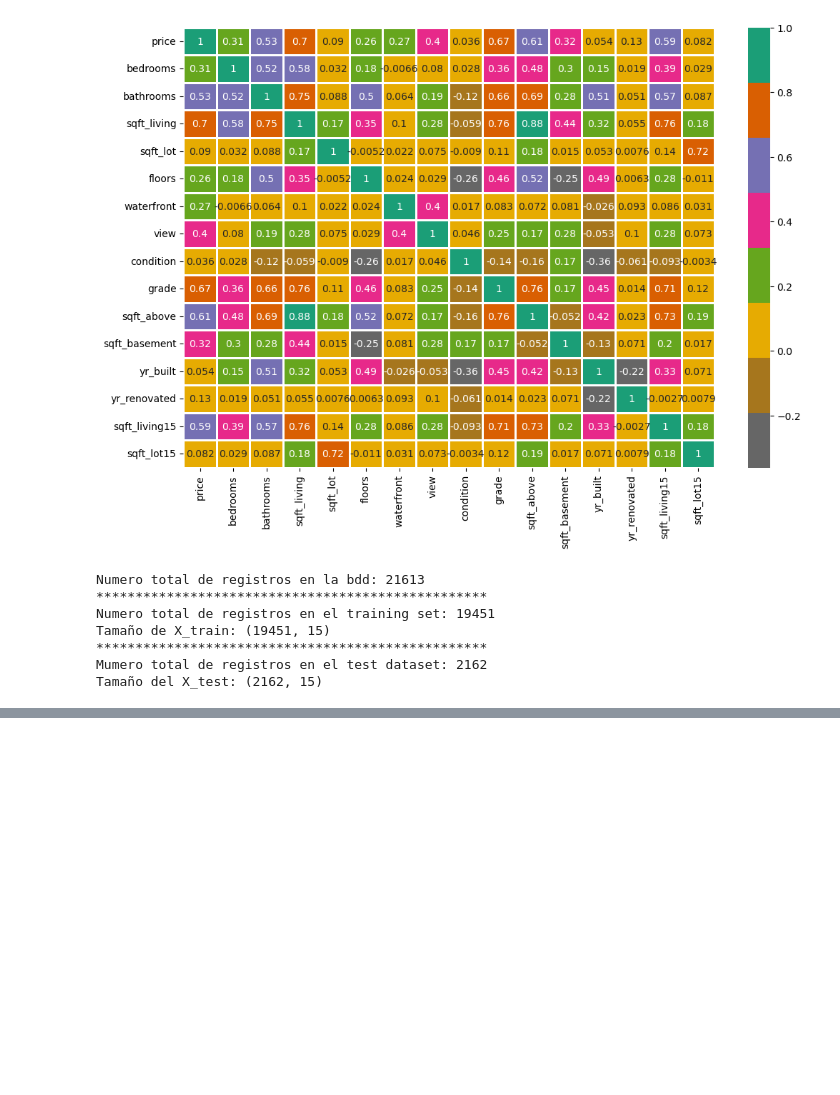
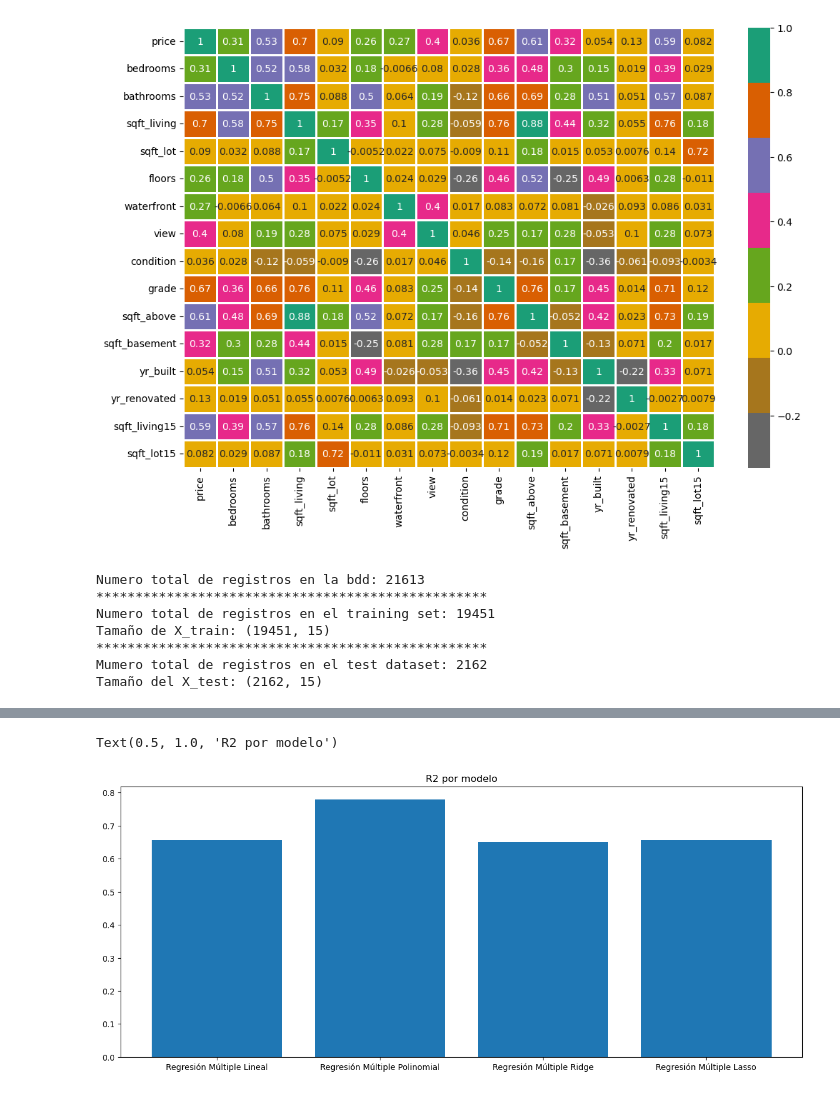
Before and after one commit to PosgradoMNA/actividades-de-aprendizaje-A01150931, a Jupyter notebook: semana8_kmeans/TecMty_Regresion_lineal_polinomial.ipynb, the cells around one changed output, grey strips where cells are left out. Drawn from its saved outputs; the diff is of its cells as text; code cells hidden in the pictures; blank space fills up the shorter version.

```diff
--- a/semana8_kmeans/TecMty_Regresion_lineal_polinomial.ipynb
+++ b/semana8_kmeans/TecMty_Regresion_lineal_polinomial.ipynb
@@ -353,0 +574,13 @@ Tamaño del X_test: (2162, 15)
+# %%
+x = ['Regresión Múltiple Lineal', 'Regresión Múltiple Polinomial', 'Regresión Múltiple Ridge', 'Regresión Múltiple Lasso']
+y = [r2_score(y_test, y_pred_multiple_linear),
+     r2_score(y_test, y_pred_multiple_poly),
+     r2_score(y_test, y_pred_multiple_Ridge),
+     r2_score(y_test, y_pred_multiple_Lasso),]
+
+plt.figure(figsize=(15,6))
+plt.bar(x,y)
+plt.title("R2 por modelo")
+# %% [output]
+Text(0.5, 1.0, 'R2 por modelo')
+[figure, added]
```
Also changed, not shown: parts of 44 cells of this notebook.
